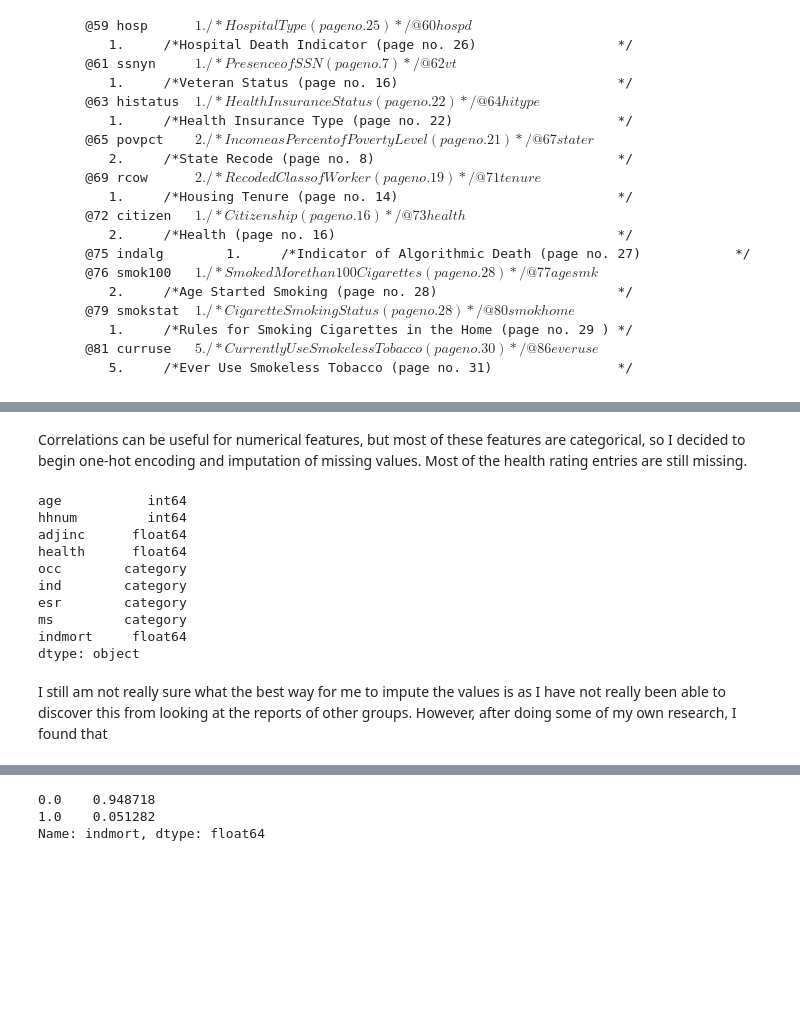
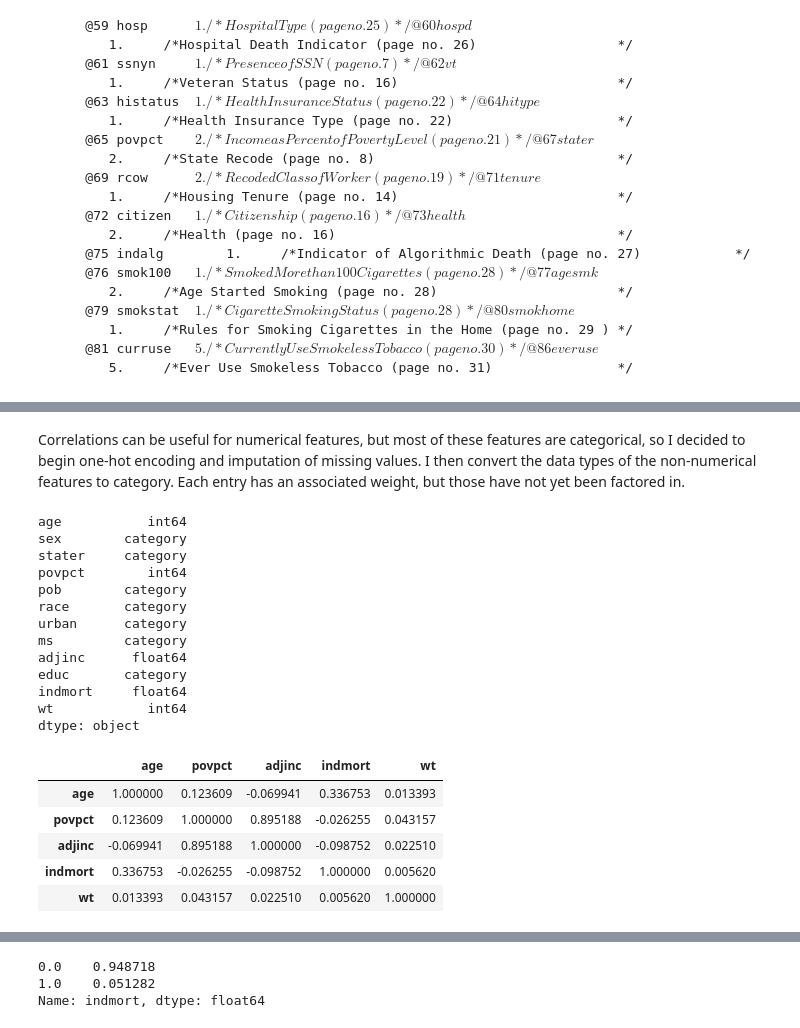
Before and after one commit to rustom-ichhaporia/IRisk-Lab-AI-Powered-Lifecycle-Financial-Planning-Coding-Test, a Jupyter notebook: mortality/mortality_weekly_report_11_07.ipynb, the cells around one changed output, grey strips where cells are left out. Drawn from its saved outputs; the diff is of its cells as text; code cells hidden in the pictures; blank space fills up the shorter version.

Commit message:
Add pandoc markdown and clean up mortality_weekly_report_11_07 notebook

```diff
--- a/mortality/mortality_weekly_report_11_07.ipynb
+++ b/mortality/mortality_weekly_report_11_07.ipynb
@@ -141,16 +121,20 @@ Name: indmort, dtype: float64
 # %% [markdown]
-Correlations can be useful for numerical features, but most of these features are categorical, so I decided to begin one-hot encoding and imputation of missing values. Most of the health rating entries are still missing.
+Correlations can be useful for numerical features, but most of these features are categorical, so I decided to begin one-hot encoding and imputation of missing values. I then convert the data types of the non-numerical features to category. Each entry has an associated weight, but those have not yet been factored in.
 # %%
-df = df.astype({'occ':'category', 'ind': 'category', 'esr': 'category', 'ms': 'category'})
+df = df.astype({'sex':'category', 'stater': 'category', 'pob': 'category', 'race': 'category', 'urban': 'category', 'ms': 'category'})
+df = df.astype({'educ':'category', 'stater':'category'})
 df.dtypes
 # %% [output]
 age           int64
-hhnum         int64
+sex        category
+stater     category
+povpct        int64
+pob        category
+race       category
+urban      category
+ms         category
 adjinc      float64
-health      float64
-occ        category
-ind        category
-esr        category
-ms         category
+educ       category
 indmort     float64
+wt            int64
 dtype: object
@@ -159,5 +141,12 @@ dtype: object
-# %% [markdown]
-I still am not really sure what the best way for me to impute the values is as I have not really been able to discover this from looking at the reports of other groups. However, after doing some of my own research, I found that
+# %%
+df.corr()
+# %% [output]
+|  | age | povpct | adjinc | indmort | wt |
+| age | 1.000000 | 0.123609 | -0.069941 | 0.336753 | 0.013393 |
+| povpct | 0.123609 | 1.000000 | 0.895188 | -0.026255 | 0.043157 |
+| adjinc | -0.069941 | 0.895188 | 1.000000 | -0.098752 | 0.022510 |
+| indmort | 0.336753 | -0.026255 | -0.098752 | 1.000000 | 0.005620 |
+| wt | 0.013393 | 0.043157 | 0.022510 | 0.005620 | 1.000000 |
 # %%
 df
 # %% [output]
```
Also changed, not shown: parts of 23 cells of this notebook, 2 other files.
